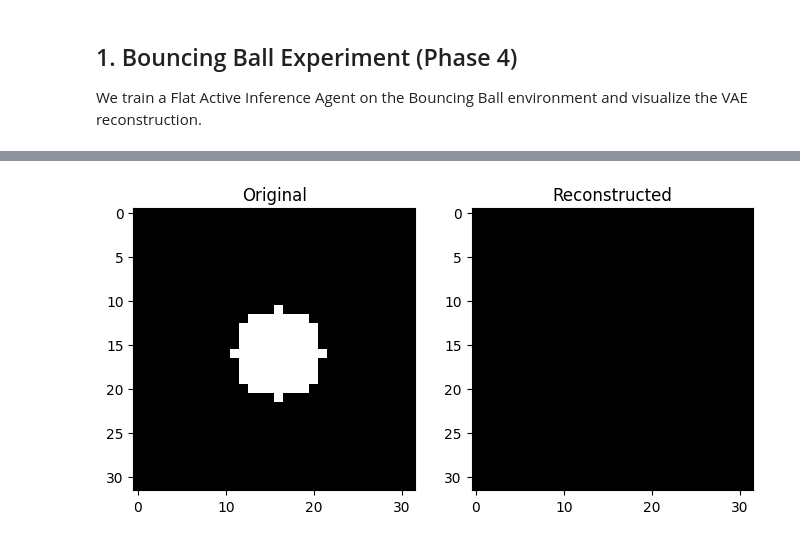
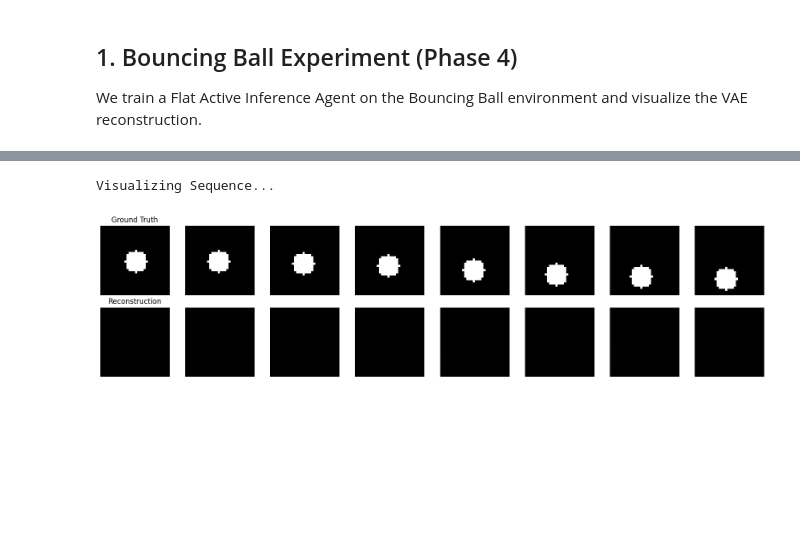
Before and after one commit to yezune/from_pixels_to_planning, a Jupyter notebook: notebooks/03_bouncing_ball.ipynb, the cells around one changed output, grey strips where cells are left out. Cells and saved outputs as stored; diff of their text form; code cells hidden in the pictures; blank space fills up the shorter version.

```diff
--- a/notebooks/03_bouncing_ball.ipynb
+++ b/notebooks/03_bouncing_ball.ipynb
@@ -82,35 +82,56 @@ Training VAE...
 # %%
-# Visualize Reconstruction
-def visualize_reconstruction(agent, env):
+# 1. Sequence Visualization (Trajectory Tracking)
+# 공의 움직임(Trajectory)을 따라가며 원본과 재구성 이미지를 비교합니다.
+def visualize_sequence(agent, env, num_steps=10):
     obs, _ = env.reset()
 
-    # Prepare input
-    if not isinstance(obs, torch.Tensor):
-        obs_tensor = torch.tensor(obs, dtype=torch.float32, device=device)
-    else:
-        obs_tensor = obs.to(device)
+    originals = []
+    reconstructions = []
 
-    # Permute if needed (H, W, C) -> (C, H, W)
-    if obs_tensor.shape[-1] == 3:
-        obs_tensor = obs_tensor.permute(2, 0, 1)
+    for _ in range(num_steps):
+        # Process Observation
+        if not isinstance(obs, torch.Tensor):
+            obs_tensor = torch.tensor(obs, dtype=torch.float32, device=device)
+        else:
+            obs_tensor = obs.to(device)
 
-    obs_tensor = obs_tensor.unsqueeze(0) # Add batch dim
+        if obs_tensor.shape[-1] == 3:
+            obs_tensor = obs_tensor.permute(2, 0, 1)
 
-    with torch.no_grad():
-        recon, _, _ = agent.vae(obs_tensor)
+        obs_tensor = obs_tensor.unsqueeze(0)
 
-    # Convert back to numpy for plotting
-    orig_img = obs_tensor.squeeze().permute(1, 2, 0).cpu().numpy().astype(np.uint8)
-    recon_img = recon.squeeze().permute(1, 2, 0).cpu().numpy()
-    recon_img = np.clip(recon_img, 0, 255).astype(np.uint8)
+        # VAE Reconstruction
+        with torch.no_grad():
+            recon, _, _ = agent.vae(obs_tensor)
 
-    fig, axes = plt.subplots(1, 2, figsize=(8, 4))
-    axes[0].imshow(orig_img)
-    axes[0].set_title("Original")
-    axes[1].imshow(recon_img)
-    axes[1].set_title("Reconstructed")
+        # Store images
+        orig_img = obs_tensor.squeeze().permute(1, 2, 0).cpu().numpy().astype(np.uint8)
+        recon_img = recon.squeeze().permute(1, 2, 0).cpu().numpy()
+        recon_img = np.clip(recon_img, 0, 255).astype(np.uint8)
+
+        originals.append(orig_img)
+        reconstructions.append(recon_img)
+
+        # Step Env (Random Action for now)
+        action = env.action_space.sample()
+        obs, _, _, _, _ = env.step(action)
+
+    # Plot
+    fig, axes = plt.subplots(2, num_steps, figsize=(2 * num_steps, 4))
+    for i in range(num_steps):
+        axes[0, i].imshow(originals[i])
+        axes[0, i].axis('off')
+        if i == 0: axes[0, i].set_title("Ground Truth")
+
+        axes[1, i].imshow(reconstructions[i])
+        axes[1, i].axis('off')
+        if i == 0: axes[1, i].set_title("Reconstruction")
+
+    plt.tight_layout()
     plt.show()
 
-visualize_reconstruction(agent, env)
+print("Visualizing Sequence...")
+visualize_sequence(agent, env, num_steps=8)
 # %% [output]
+Visualizing Sequence...
-[figure, old version]
+[figure, new version]
```
Also changed, not shown: parts of 3 cells of this notebook, 14 other files.
